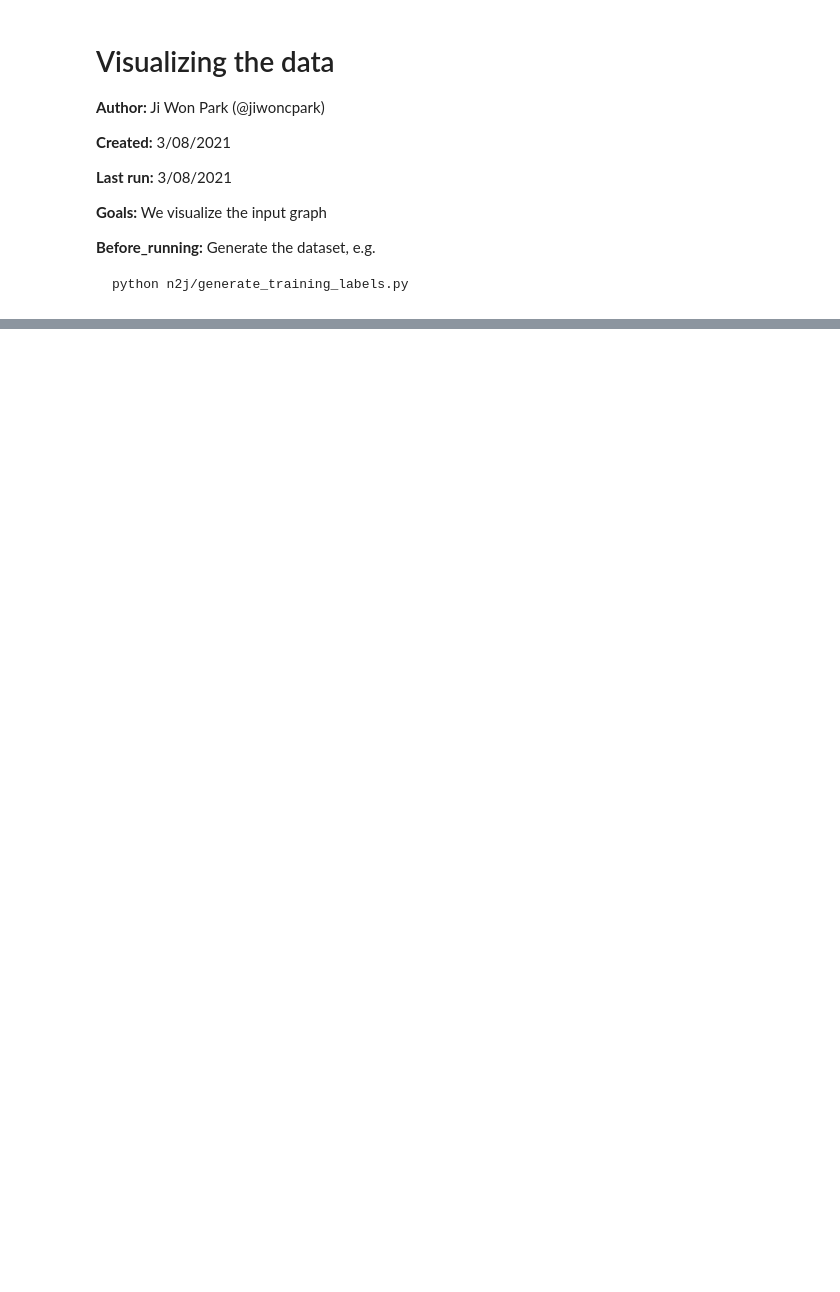
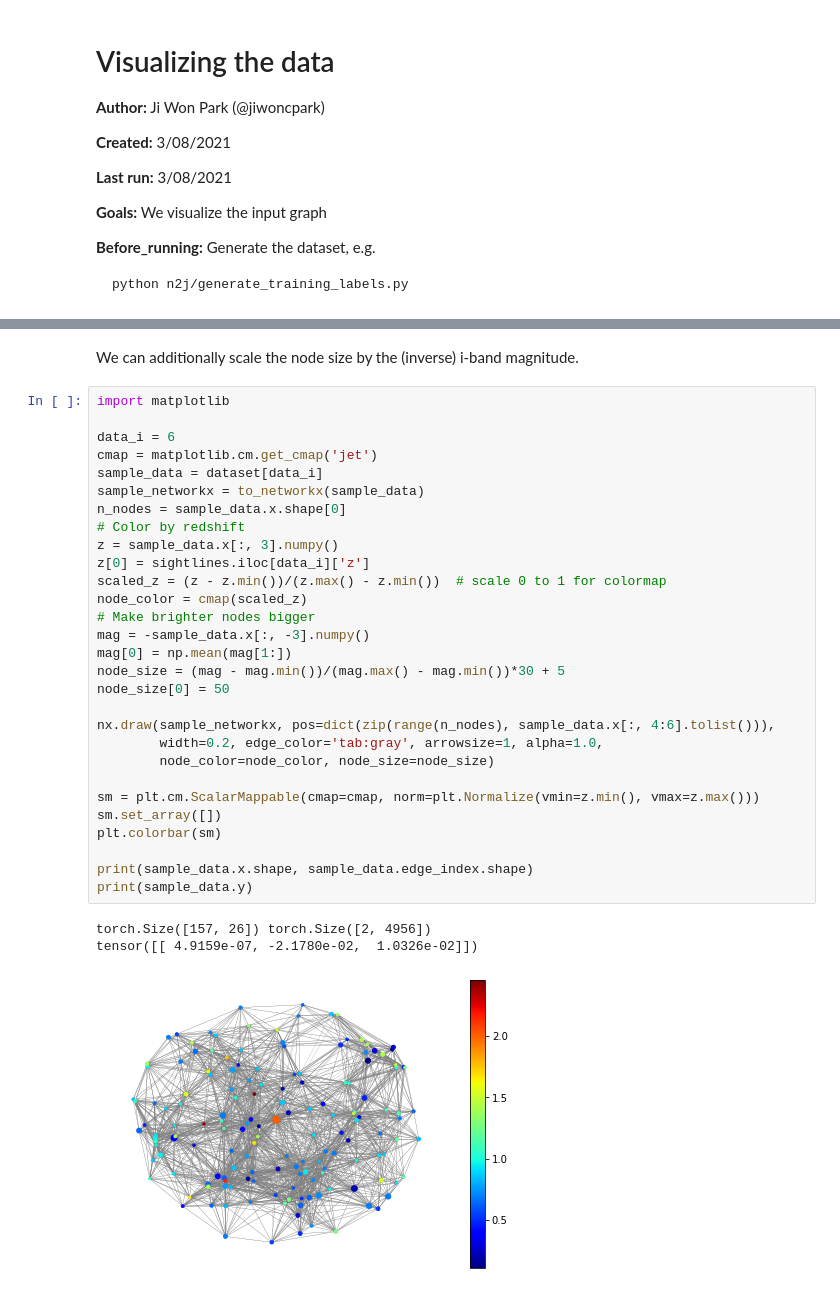
Before and after one commit to jiwoncpark/node-to-joy, a Jupyter notebook: demo/[Tutorial]_Visualize_Single_Sightline_Subgraph.ipynb, the cells around one changed output, grey strips where cells are left out. Drawn from its saved outputs; the diff is of its cells as text; blank space fills up the shorter version.

```diff
--- a/demo/[Tutorial]_Visualize_Single_Sightline_Subgraph.ipynb
+++ b/demo/[Tutorial]_Visualize_Single_Sightline_Subgraph.ipynb
@@ -57,0 +118,35 @@ torch.Size([134, 11]) torch.Size([2, 3588])
+# %% [markdown]
+We can additionally scale the node size by the (inverse) i-band magnitude.
+# %%
+import matplotlib
+
+data_i = 6
+cmap = matplotlib.cm.get_cmap('jet')
+sample_data = dataset[data_i]
+sample_networkx = to_networkx(sample_data)
+n_nodes = sample_data.x.shape[0]
+# Color by redshift
+z = sample_data.x[:, 3].numpy()
+z[0] = sightlines.iloc[data_i]['z']
+scaled_z = (z - z.min())/(z.max() - z.min())  # scale 0 to 1 for colormap
+node_color = cmap(scaled_z)
+# Make brighter nodes bigger
+mag = -sample_data.x[:, -3].numpy()
+mag[0] = np.mean(mag[1:])
+node_size = (mag - mag.min())/(mag.max() - mag.min())*30 + 5
+node_size[0] = 50
+
+nx.draw(sample_networkx, pos=dict(zip(range(n_nodes), sample_data.x[:, 4:6].tolist())),
+        width=0.2, edge_color='tab:gray', arrowsize=1, alpha=1.0,
+        node_color=node_color, node_size=node_size)
+
+sm = plt.cm.ScalarMappable(cmap=cmap, norm=plt.Normalize(vmin=z.min(), vmax=z.max()))
+sm.set_array([])
+plt.colorbar(sm)
+
+print(sample_data.x.shape, sample_data.edge_index.shape)
+print(sample_data.y)
+# %% [output]
+torch.Size([157, 26]) torch.Size([2, 4956])
+tensor([[ 4.9159e-07, -2.1780e-02,  1.0326e-02]])
+[figure, added]
```
Also changed, not shown: parts of 8 cells of this notebook, 2 other files.
